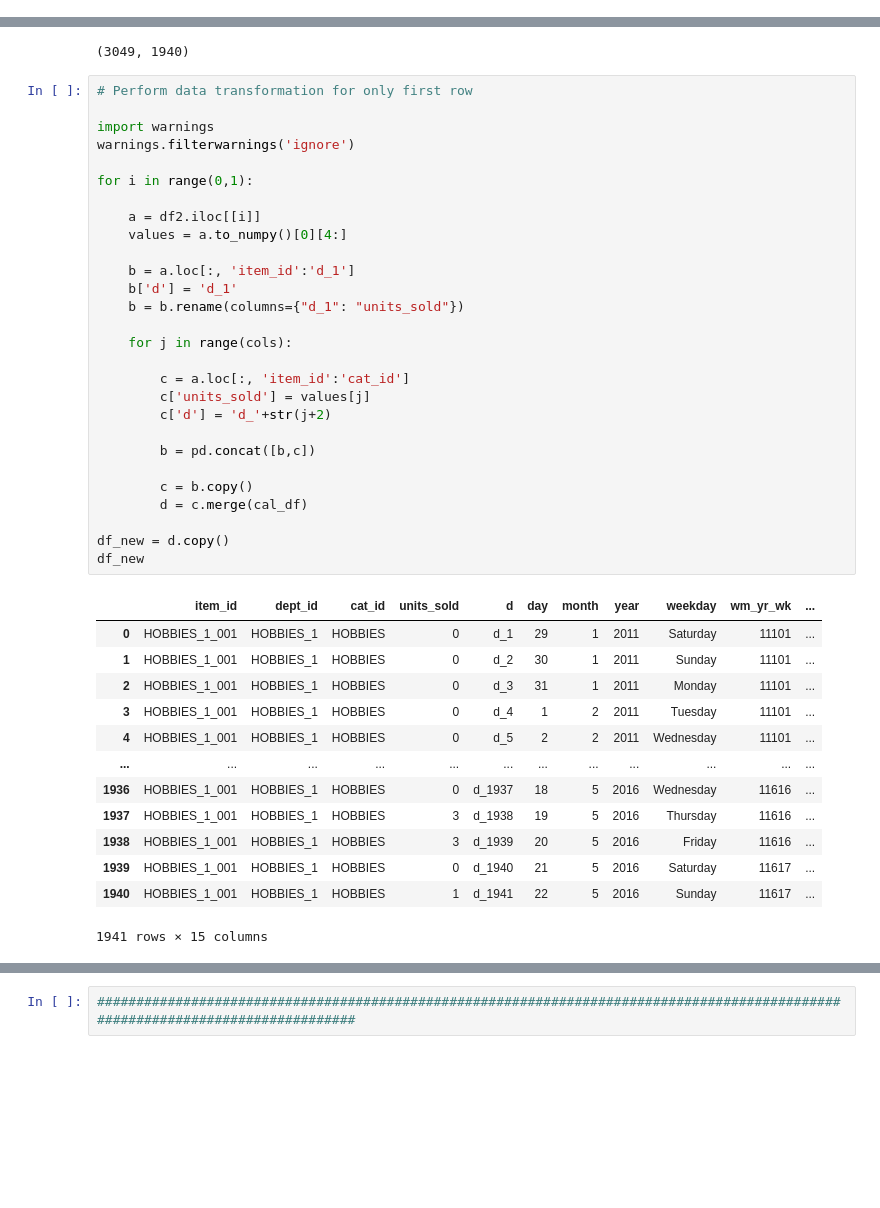
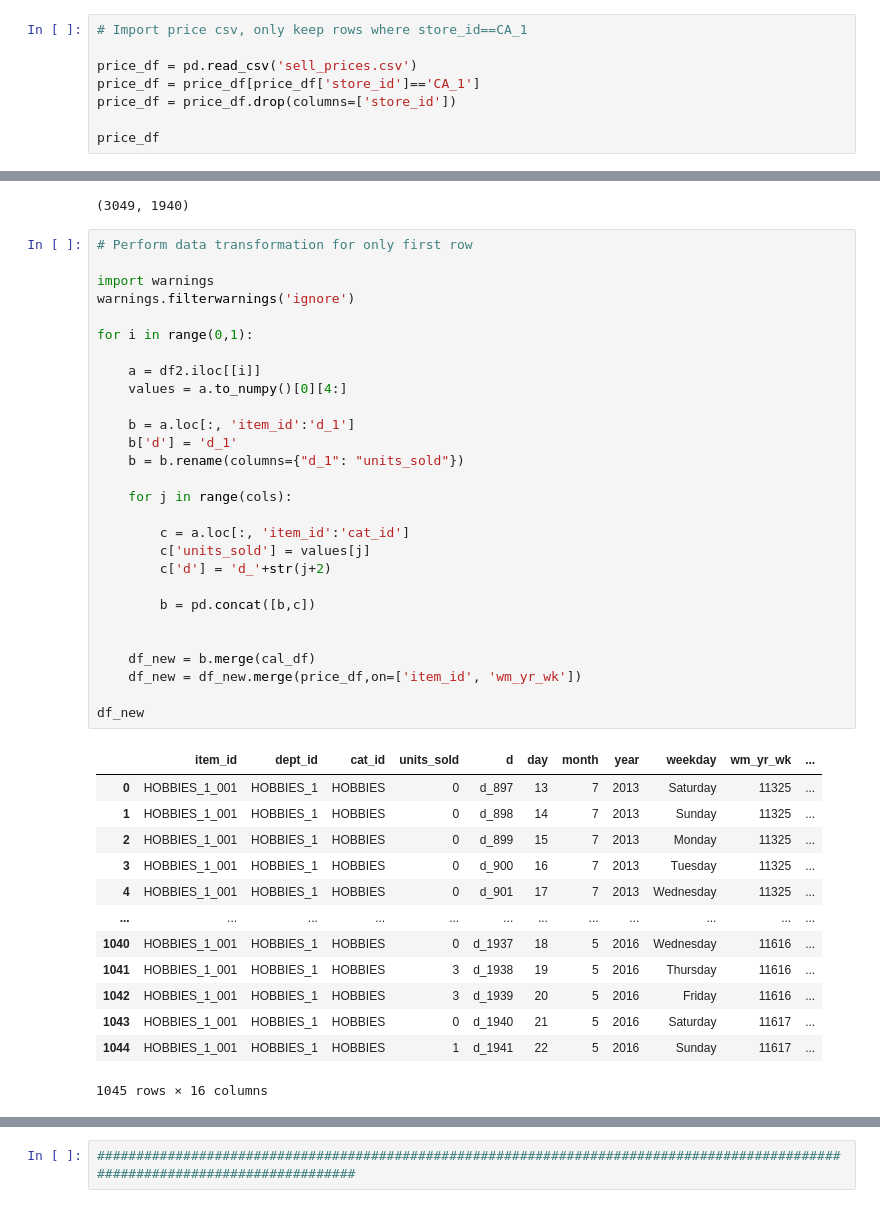
Before and after one commit to blaffster/ML_Projects, a Jupyter notebook: m5_data_cleaning.ipynb, the cells around one changed output, grey strips where cells are left out. Saved outputs shown, nothing was run; the diff lists cells and outputs as text; blank space fills up the shorter version.

```diff
--- a/m5_data_cleaning.ipynb
+++ b/m5_data_cleaning.ipynb
@@ -196,3 +196,11 @@ cal_df
 1969 rows × 11 columns
 # %%
 ################################################################################################################################
+# %%
+# Import price csv, only keep rows where store_id==CA_1
+
+price_df = pd.read_csv('sell_prices.csv')
+price_df = price_df[price_df['store_id']=='CA_1']
+price_df = price_df.drop(columns=['store_id'])
+
+price_df
@@ -264,45 +250,45 @@ rows, cols
 # %%
 # Perform data transformation for only first row
 
 import warnings
 warnings.filterwarnings('ignore')
 
 for i in range(0,1):
 
     a = df2.iloc[[i]]
     values = a.to_numpy()[0][4:]
 
     b = a.loc[:, 'item_id':'d_1']
     b['d'] = 'd_1'
     b = b.rename(columns={"d_1": "units_sold"})
 
     for j in range(cols):
 
         c = a.loc[:, 'item_id':'cat_id']
         c['units_sold'] = values[j]
         c['d'] = 'd_'+str(j+2)
 
         b = pd.concat([b,c])
 
-        c = b.copy()
-        d = c.merge(cal_df)
 
-df_new = d.copy()
+    df_new = b.merge(cal_df)
+    df_new = df_new.merge(price_df,on=['item_id', 'wm_yr_wk'])
+
 df_new
 # %% [output]
 |  | item_id | dept_id | cat_id | units_sold | d | day | month | year | weekday | wm_yr_wk | ... |
-| 0 | HOBBIES_1_001 | HOBBIES_1 | HOBBIES | 0 | d_1 | 29 | 1 | 2011 | Saturday | 11101 | ... |
-| 1 | HOBBIES_1_001 | HOBBIES_1 | HOBBIES | 0 | d_2 | 30 | 1 | 2011 | Sunday | 11101 | ... |
-| 2 | HOBBIES_1_001 | HOBBIES_1 | HOBBIES | 0 | d_3 | 31 | 1 | 2011 | Monday | 11101 | ... |
-| 3 | HOBBIES_1_001 | HOBBIES_1 | HOBBIES | 0 | d_4 | 1 | 2 | 2011 | Tuesday | 11101 | ... |
-| 4 | HOBBIES_1_001 | HOBBIES_1 | HOBBIES | 0 | d_5 | 2 | 2 | 2011 | Wednesday | 11101 | ... |
+| 0 | HOBBIES_1_001 | HOBBIES_1 | HOBBIES | 0 | d_897 | 13 | 7 | 2013 | Saturday | 11325 | ... |
+| 1 | HOBBIES_1_001 | HOBBIES_1 | HOBBIES | 0 | d_898 | 14 | 7 | 2013 | Sunday | 11325 | ... |
+| 2 | HOBBIES_1_001 | HOBBIES_1 | HOBBIES | 0 | d_899 | 15 | 7 | 2013 | Monday | 11325 | ... |
+| 3 | HOBBIES_1_001 | HOBBIES_1 | HOBBIES | 0 | d_900 | 16 | 7 | 2013 | Tuesday | 11325 | ... |
+| 4 | HOBBIES_1_001 | HOBBIES_1 | HOBBIES | 0 | d_901 | 17 | 7 | 2013 | Wednesday | 11325 | ... |
 | ... | ... | ... | ... | ... | ... | ... | ... | ... | ... | ... | ... |
-| 1936 | HOBBIES_1_001 | HOBBIES_1 | HOBBIES | 0 | d_1937 | 18 | 5 | 2016 | Wednesday | 11616 | ... |
-| 1937 | HOBBIES_1_001 | HOBBIES_1 | HOBBIES | 3 | d_1938 | 19 | 5 | 2016 | Thursday | 11616 | ... |
-| 1938 | HOBBIES_1_001 | HOBBIES_1 | HOBBIES | 3 | d_1939 | 20 | 5 | 2016 | Friday | 11616 | ... |
-| 1939 | HOBBIES_1_001 | HOBBIES_1 | HOBBIES | 0 | d_1940 | 21 | 5 | 2016 | Saturday | 11617 | ... |
-| 1940 | HOBBIES_1_001 | HOBBIES_1 | HOBBIES | 1 | d_1941 | 22 | 5 | 2016 | Sunday | 11617 | ... |
+| 1040 | HOBBIES_1_001 | HOBBIES_1 | HOBBIES | 0 | d_1937 | 18 | 5 | 2016 | Wednesday | 11616 | ... |
+| 1041 | HOBBIES_1_001 | HOBBIES_1 | HOBBIES | 3 | d_1938 | 19 | 5 | 2016 | Thursday | 11616 | ... |
+| 1042 | HOBBIES_1_001 | HOBBIES_1 | HOBBIES | 3 | d_1939 | 20 | 5 | 2016 | Friday | 11616 | ... |
+| 1043 | HOBBIES_1_001 | HOBBIES_1 | HOBBIES | 0 | d_1940 | 21 | 5 | 2016 | Saturday | 11617 | ... |
+| 1044 | HOBBIES_1_001 | HOBBIES_1 | HOBBIES | 1 | d_1941 | 22 | 5 | 2016 | Sunday | 11617 | ... |
-1941 rows × 15 columns
+1045 rows × 16 columns
 # %%
 # Perform data transformation for remaining rows, concatenate with first row only result
 
```
Also changed, not shown: parts of 14 cells of this notebook.
